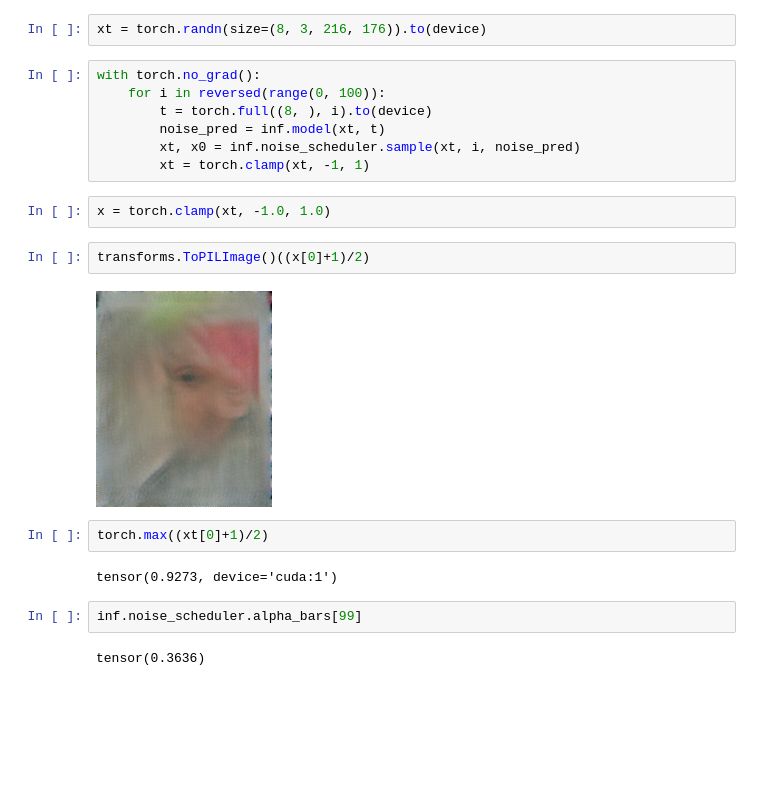
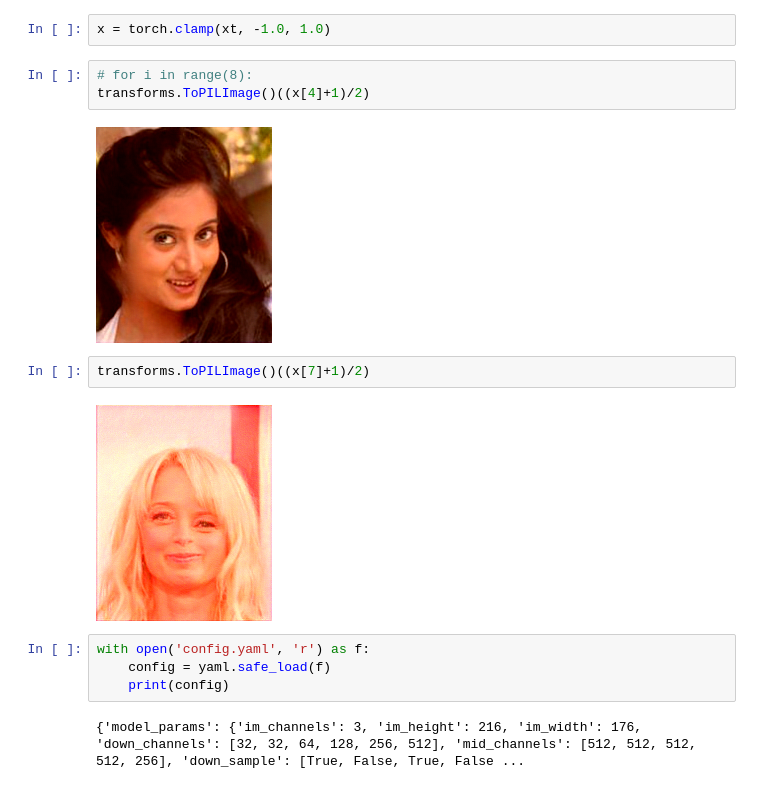
Before and after one commit to arnabroy734/ddpm, a Jupyter notebook: test.ipynb, the cells around one changed output. Drawn from its saved outputs; the diff is of its cells as text; blank space fills up the shorter version.

```diff
--- a/test.ipynb
+++ b/test.ipynb
@@ -217,23 +215,17 @@ device = torch.device('cuda:1' if torch.cuda.is_available() else 'cpu')
-# %%
-xt = torch.randn(size=(8, 3, 216, 176)).to(device)
-# %%
-with torch.no_grad():
-    for i in reversed(range(0, 100)):
-        t = torch.full((8, ), i).to(device)
-        noise_pred = inf.model(xt, t)
-        xt, x0 = inf.noise_scheduler.sample(xt, i, noise_pred)
-        xt = torch.clamp(xt, -1, 1)
 # %%
 x = torch.clamp(xt, -1.0, 1.0)
 # %%
-transforms.ToPILImage()((x[0]+1)/2)
+# for i in range(8):
+transforms.ToPILImage()((x[4]+1)/2)
 # %% [output]
-[figure, old version]
+[figure, new version]
 # %%
-torch.max((xt[0]+1)/2)
+transforms.ToPILImage()((x[7]+1)/2)
 # %% [output]
-tensor(0.9273, device='cuda:1')
+[figure, added]
-# %%
-inf.noise_scheduler.alpha_bars[99]
-# %% [output]
-tensor(0.3636)
+# %%
+with open('config.yaml', 'r') as f:
+    config = yaml.safe_load(f)
+    print(config)
+# %% [output]
+{'model_params': {'im_channels': 3, 'im_height': 216, 'im_width': 176, 'down_channels': [32, 32, 64, 128, 256, 512], 'mid_channels': [512, 512, 512, 512, 256], 'down_sample': [True, False, True, False ...
```
Also changed, not shown: parts of 3 cells of this notebook, 4 other files.
